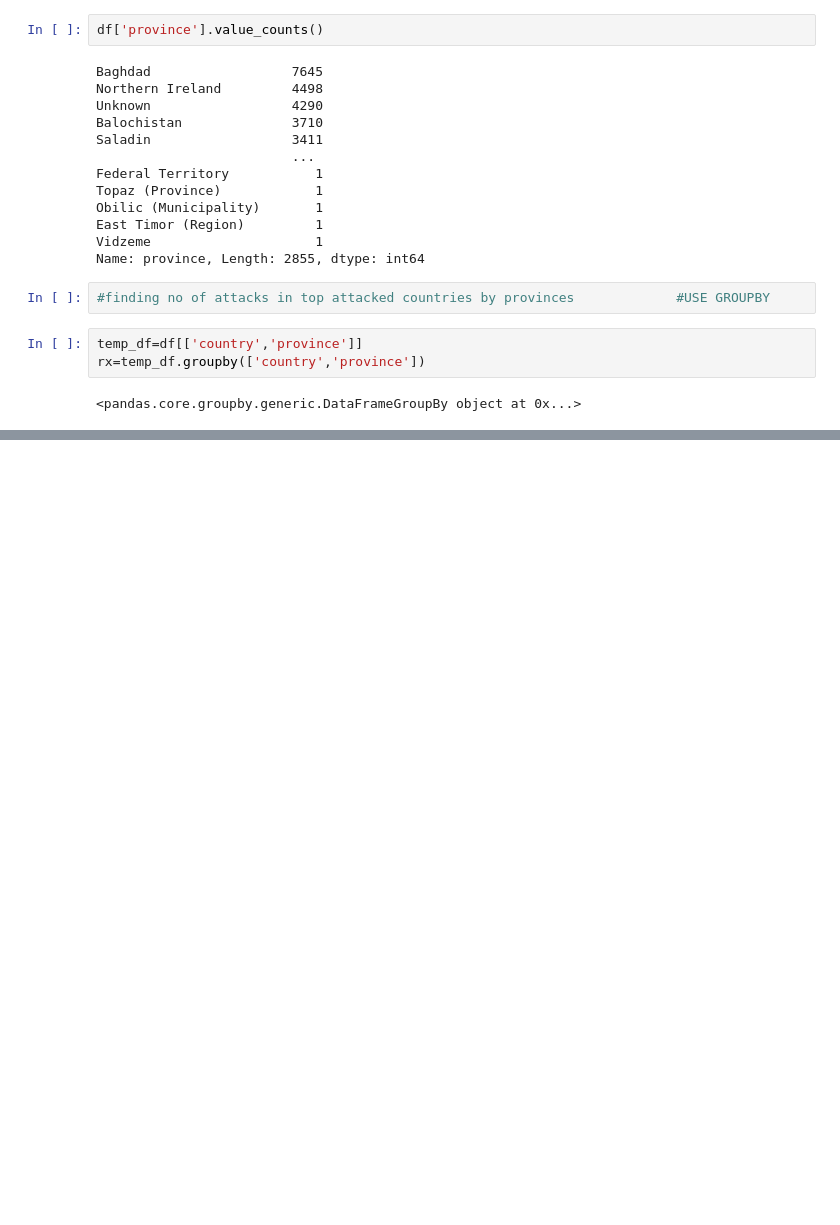
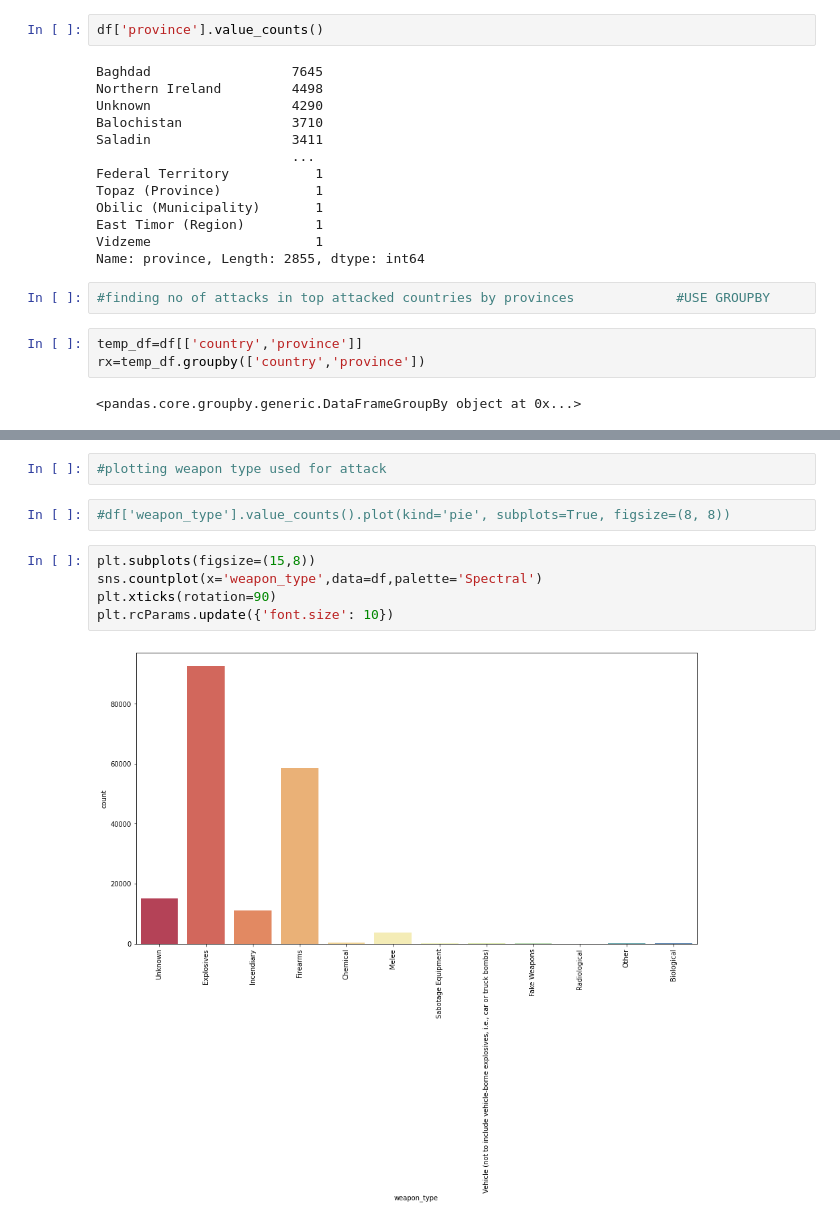
Before and after one commit to GoPlusUltra/Global-Terrorism-Analysis, a Jupyter notebook: Global_Terrorism_Analysis_Capstone_Project.ipynb, the cells around one changed output, grey strips where cells are left out. Saved outputs shown, nothing was run; the diff lists cells and outputs as text; blank space fills up the shorter version.

```diff
--- a/Global_Terrorism_Analysis_Capstone_Project.ipynb
+++ b/Global_Terrorism_Analysis_Capstone_Project.ipynb
@@ -210,0 +237,11 @@ for char in temp_df.country:
+# %%
+#plotting weapon type used for attack
+# %%
+#df['weapon_type'].value_counts().plot(kind='pie', subplots=True, figsize=(8, 8))
+# %%
+plt.subplots(figsize=(15,8))
+sns.countplot(x='weapon_type',data=df,palette='Spectral')
+plt.xticks(rotation=90)
+plt.rcParams.update({'font.size': 10})
+# %% [output]
+[figure, added]
```
Also changed, not shown: parts of 18 cells of this notebook.
